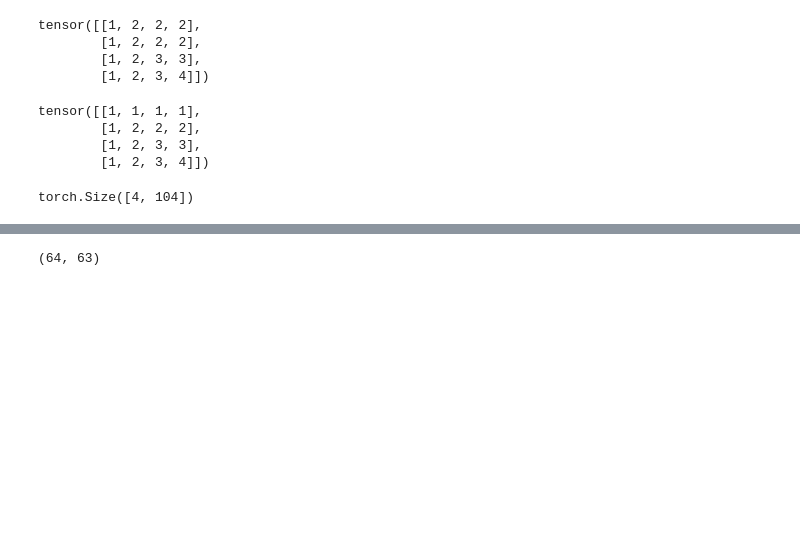
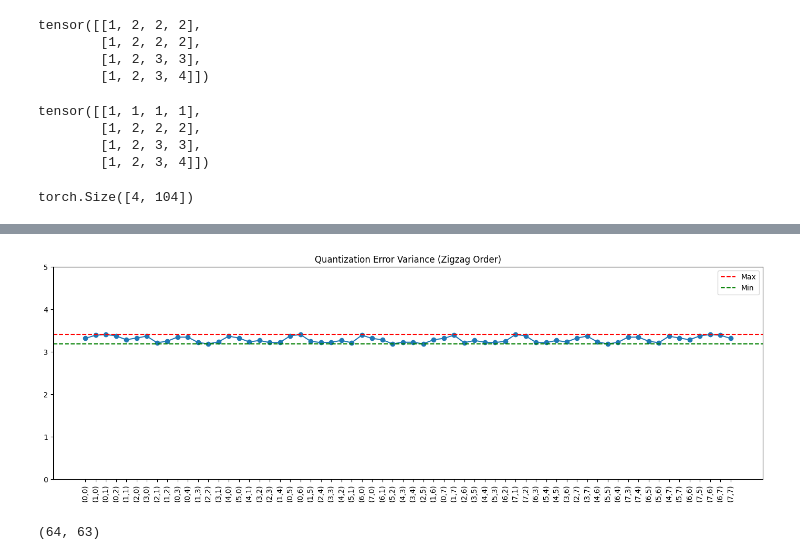
Before and after one commit to xiaonengmiao/Paligemma, a Jupyter notebook: test.ipynb, the cells around one changed output, grey strips where cells are left out. Drawn from its saved outputs; the diff is of its cells as text; code cells hidden in the pictures; blank space fills up the shorter version.

```diff
--- a/test.ipynb
+++ b/test.ipynb
@@ -59,3 +203,63 @@ array([1., 1., 1., 1., 1., 1., 1., 1., 1., 1., 1., 1., 1., 1., 1., 1., 1.,
+# %%
+import numpy as np
+import matplotlib.pyplot as plt
+
+# 构建 8x8 zigzag 扫描顺序
+def zigzag_indices(n=8):
+    indices = []
+    for s in range(2*n-1):
+        if s % 2 == 0:
+            # 偶数：从下往上
+            for i in range(s+1):
+                j = s - i
+                if i < n and j < n:
+                    indices.append((i, j))
+        else:
+            # 奇数：从上往下
+            for i in range(s+1):
+                j = s - i
+                if j < n and i < n:
+                    indices.append((j, i))
+    return indices
+
+zigzag = zigzag_indices(8)
+
+# 模拟一些误差方差数据
+values = [3.31907817, 3.41112733, 3.3775552 , 3.34999595, 3.34999595,
+       3.3775552 , 3.41112733, 3.31907817, 3.39373921, 3.28684876,
+       3.25159648, 3.22361342, 3.22361342, 3.25159648, 3.28684876,
+       3.39373921, 3.32768714, 3.21700527, 3.19059476, 3.22001794,
+       3.22001794, 3.19059476, 3.21700527, 3.32768714, 3.37151381,
+       3.23593354, 3.26992767, 3.22867374, 3.22867374, 3.26992767,
+       3.23593354, 3.37151381, 3.37151381, 3.23593354, 3.26992767,
+       3.22867374, 3.22867374, 3.26992767, 3.23593354, 3.37151381,
+       3.32768714, 3.21700527, 3.19059476, 3.22001794, 3.22001794,
+       3.19059476, 3.21700527, 3.32768714, 3.39373921, 3.28684876,
+       3.25159648, 3.22361342, 3.22361342, 3.25159648, 3.28684876,
+       3.39373921, 3.31907817, 3.41112733, 3.3775552 , 3.34999595,
+       3.34999595, 3.3775552 , 3.41112733, 3.31907817]
+
+# 按 zigzag 顺序重新排列
+zigzag_values = [values[u*8 + v] for (u, v) in zigzag]
+
+# 生成标签
+labels = [f"({u},{v})" for (u, v) in zigzag]
+
+# 绘图
+plt.figure(figsize=(14, 5))
+plt.plot(range(64), zigzag_values, marker="o", linestyle="-")
+plt.xticks(range(64), labels, rotation=90)
+plt.ylim(0, 5)
+
+# 在最大值和最小值画横线
+plt.axhline(y=max(zigzag_values), color="r", linestyle="--", label="Max")
+plt.axhline(y=min(zigzag_values), color="g", linestyle="--", label="Min")
+plt.legend()
+plt.title("Quantization Error Variance (Zigzag Order)")
+plt.tight_layout()
+plt.show()
+# %% [output]
+[figure, added]
 # %%
 A = M[:,1:]
 A[:4,:4]
```
Also changed, not shown: parts of 13 cells of this notebook, 8 other files.
